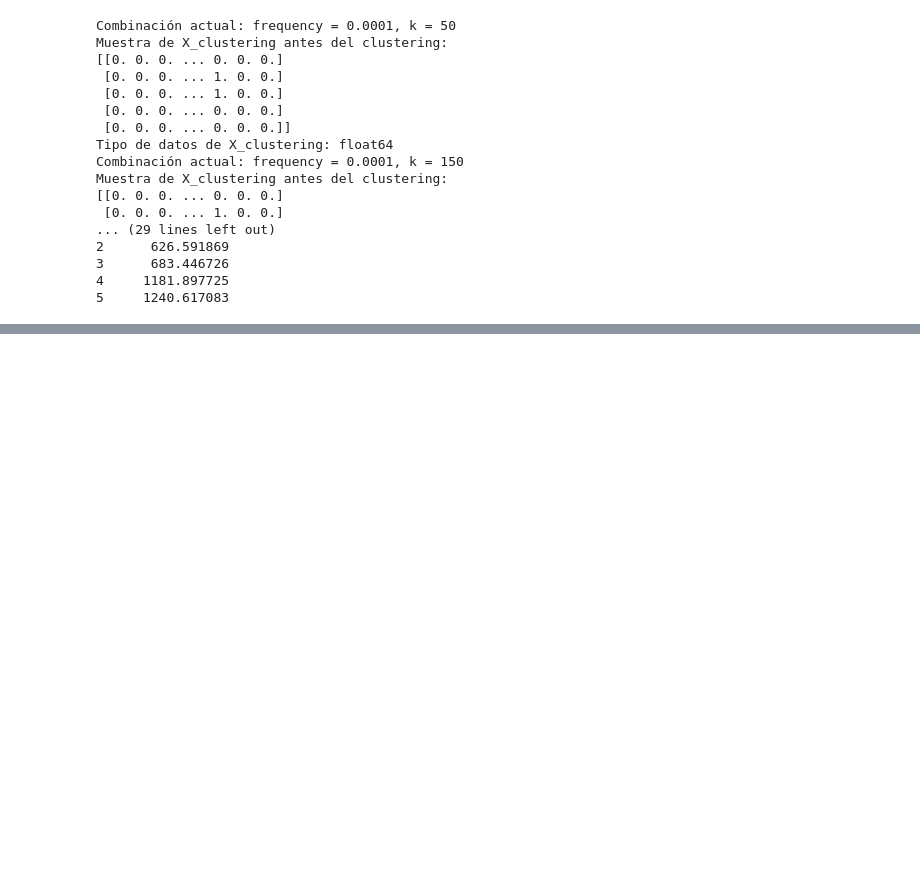
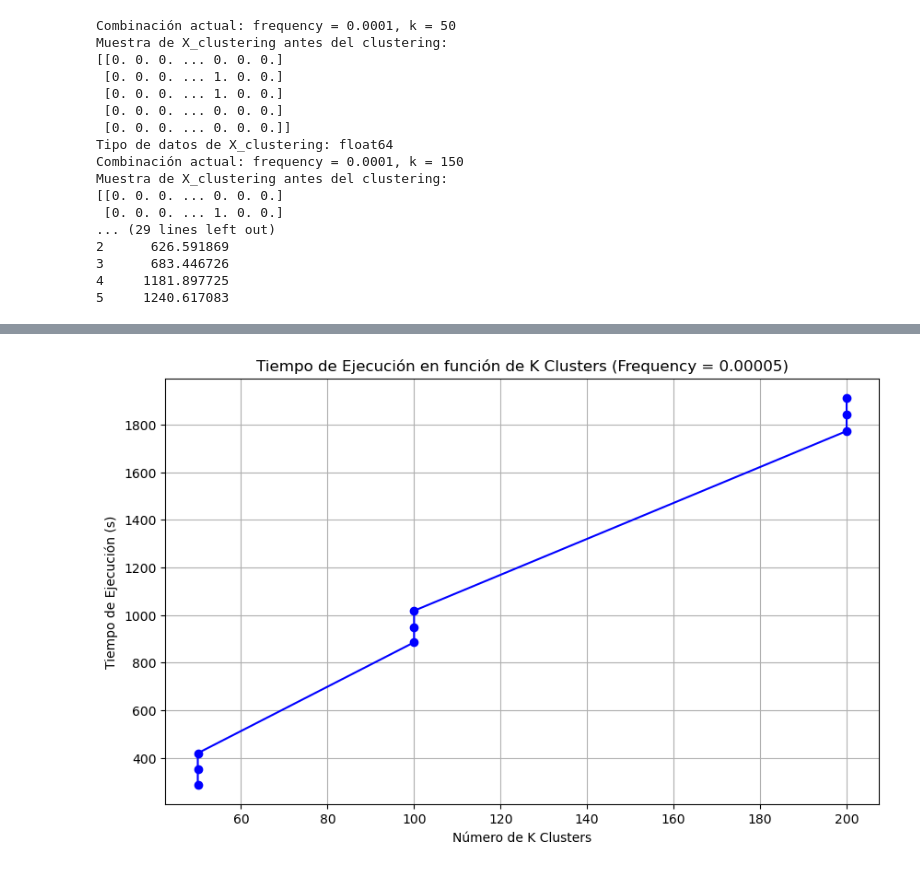
Before and after one commit to gerardmarturia/Sintetic-data-GMN, a Jupyter notebook: pre-process v4 junto.ipynb, the cells around one changed output, grey strips where cells are left out. Saved outputs shown, nothing was run; the diff lists cells and outputs as text; code cells hidden in the pictures; blank space fills up the shorter version.

```diff
--- a/pre-process v4 junto.ipynb
+++ b/pre-process v4 junto.ipynb
@@ -1834,0 +1887,24 @@ Informe de Clasificación:
+# %%
+import matplotlib.pyplot as plt
+
+# Datos actualizados con k_clusters y execution_time (Frequency fijo en 0.00005)
+k_clusters = [50, 50, 50, 100, 100, 100, 200, 200, 200]
+frequencies = [0.00005] * 9  # Todos tienen la misma frequency
+execution_time = [287.75, 351.99, 419.75, 885.25, 948.78, 1017.94, 1772.53, 1841.10, 1912.72]
+
+# Crear la figura y el gráfico
+plt.figure(figsize=(10, 6))
+
+# Graficar tiempo de ejecución en función de K clusters
+plt.plot(k_clusters, execution_time, marker='o', linestyle='-', color='b', label='Execution Time')
+
+# Etiquetas y título
+plt.xlabel('Número de K Clusters')
+plt.ylabel('Tiempo de Ejecución (s)')
+plt.title('Tiempo de Ejecución en función de K Clusters (Frequency = 0.00005)')
+plt.grid(True)
+
+# Mostrar gráfico
+plt.show()
+# %% [output]
+[figure, added]
```
Also changed, not shown: parts of 4 cells of this notebook, 11 other files.
